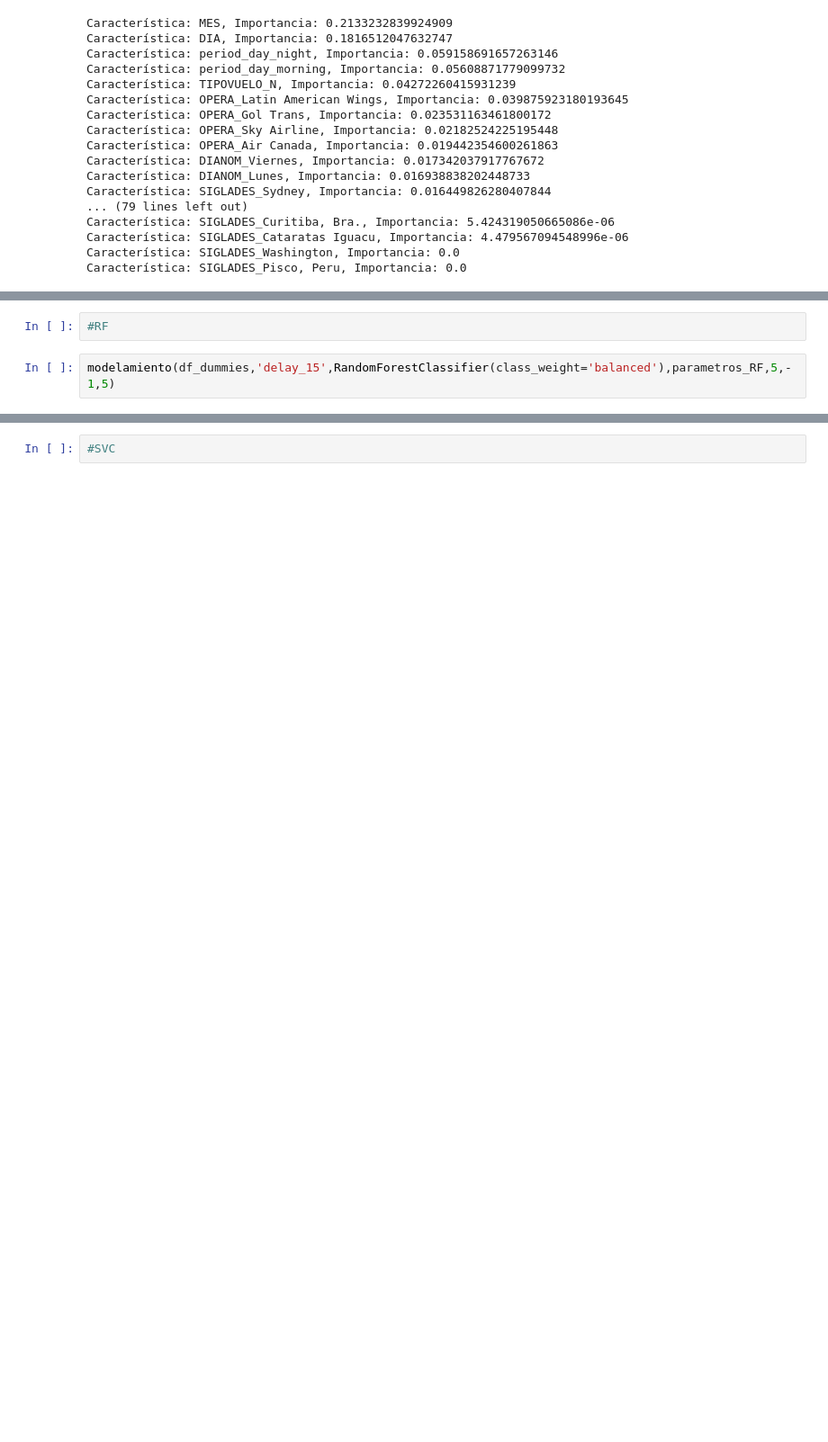
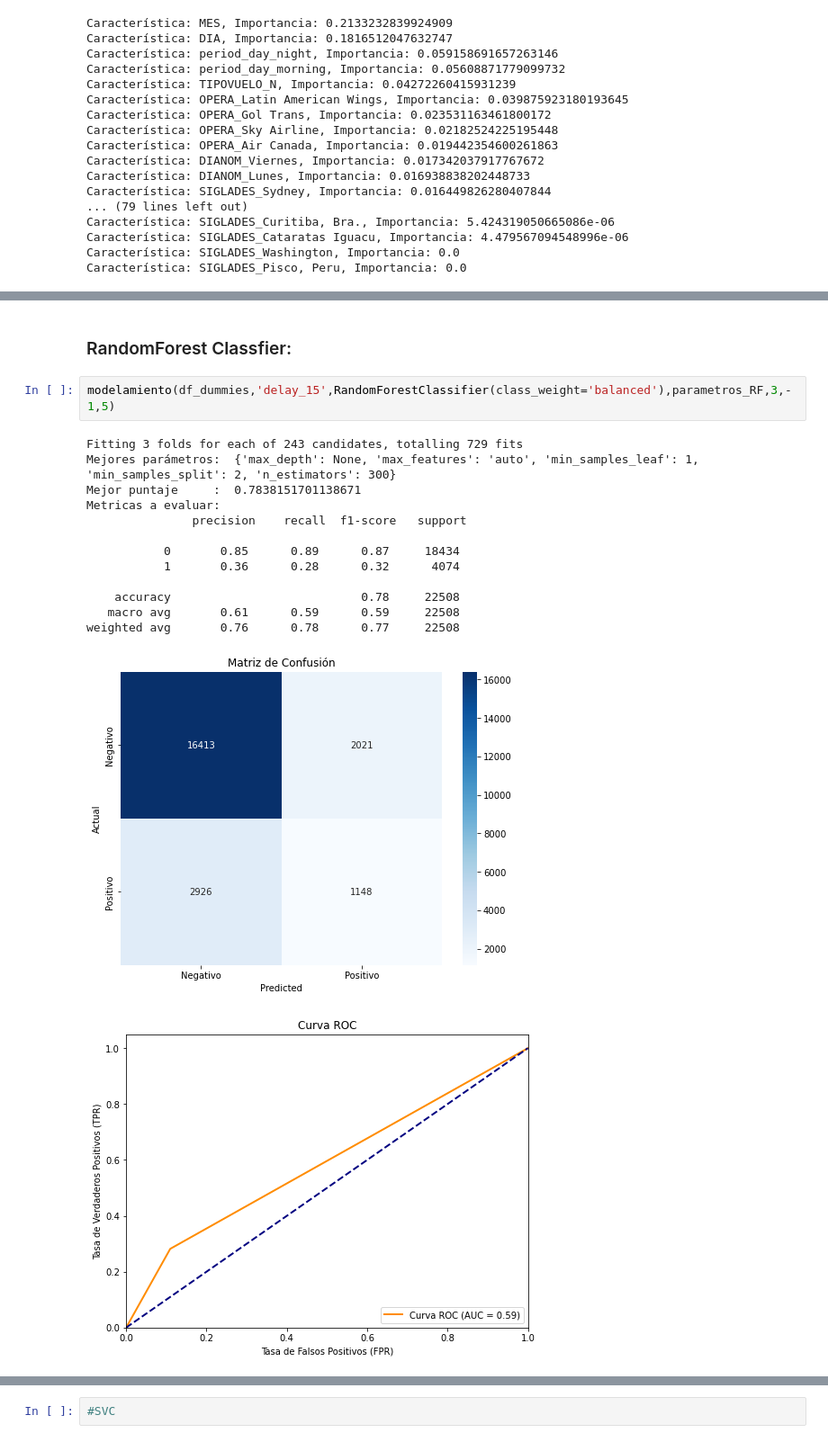
Before and after one commit to jallende6/Challenge_Data_Scientist_LATAM, a Jupyter notebook: Challenge Data Scientist - Jorge Allende.ipynb, the cells around one changed output, grey strips where cells are left out. Shown at 90% size. Drawn from its saved outputs; the diff is of its cells as text; blank space fills up the shorter version.

```diff
--- a/Challenge Data Scientist - Jorge Allende.ipynb
+++ b/Challenge Data Scientist - Jorge Allende.ipynb
@@ -581,4 +565,19 @@ Fitting 5 folds for each of 1458 candidates, totalling 7290 fits
-# %%
-#RF
+# %% [markdown]
+### RandomForest Classfier:
 # %%
-modelamiento(df_dummies,'delay_15',RandomForestClassifier(class_weight='balanced'),parametros_RF,5,-1,5)
+modelamiento(df_dummies,'delay_15',RandomForestClassifier(class_weight='balanced'),parametros_RF,3,-1,5)
+# %% [output]
+Fitting 3 folds for each of 243 candidates, totalling 729 fits
+Mejores parámetros:  {'max_depth': None, 'max_features': 'auto', 'min_samples_leaf': 1, 'min_samples_split': 2, 'n_estimators': 300}
+Mejor puntaje     :  0.7838151701138671
+Metricas a evaluar:
+               precision    recall  f1-score   support
+
+           0       0.85      0.89      0.87     18434
+           1       0.36      0.28      0.32      4074
+
+    accuracy                           0.78     22508
+   macro avg       0.61      0.59      0.59     22508
+weighted avg       0.76      0.78      0.77     22508
+[figure, added]
+[figure, added]
```
Also changed, not shown: parts of 21 cells of this notebook.
